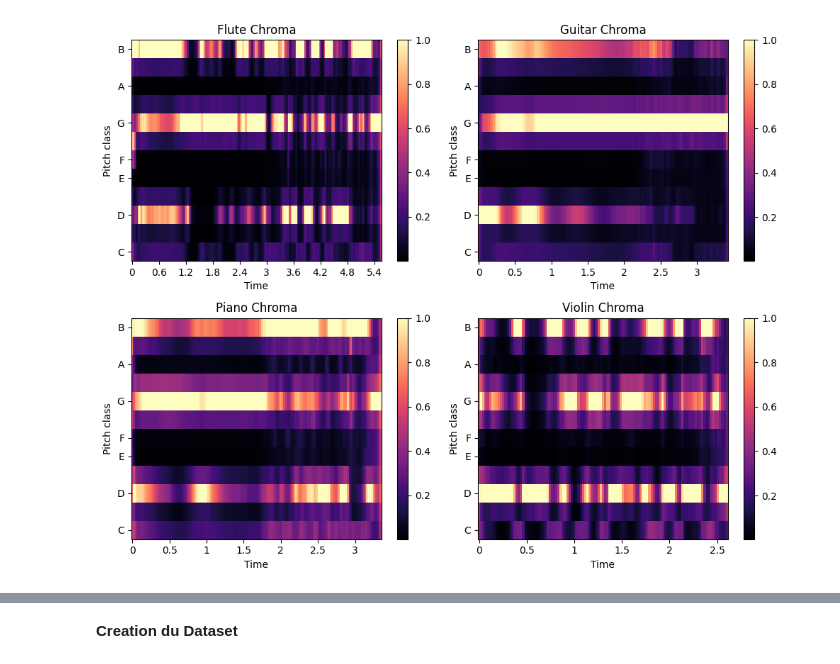
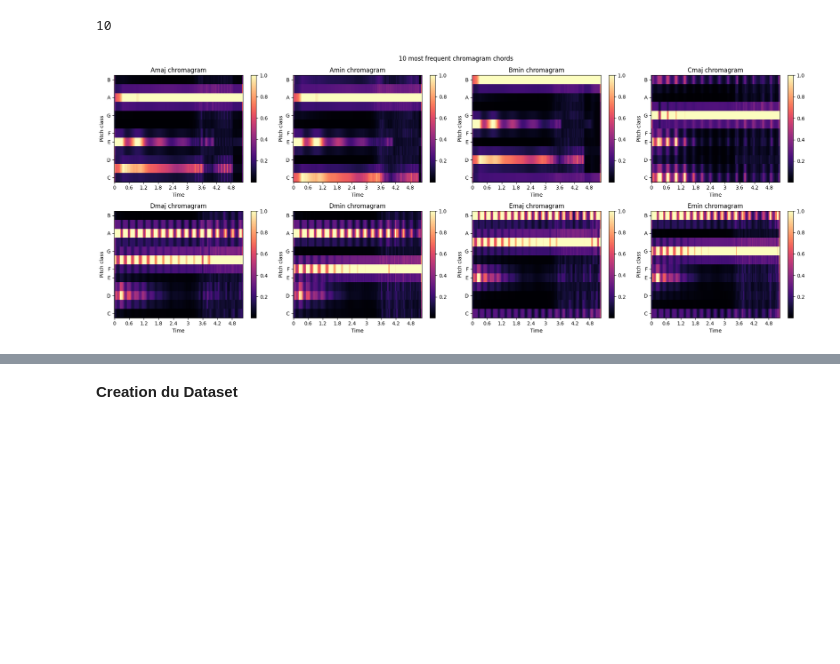
Before and after one commit to bonjooooour/PFE_Analayse_musicale, a Jupyter notebook: Chords_analysis/rn_on_one_chord.ipynb, the cells around one changed output, grey strips where cells are left out. Drawn from its saved outputs; the diff is of its cells as text; code cells hidden in the pictures; blank space fills up the shorter version.

```diff
--- a/Chords_analysis/rn_on_one_chord.ipynb
+++ b/Chords_analysis/rn_on_one_chord.ipynb
@@ -45,40 +29,42 @@ violin_file = r'C:\Users\lucie\Documents\PFE_Analayse_musicale\Chords_generation
-# %%
-
-# Obtenez les 4 chromagrammes (remplacez ces lignes par les données réelles que vous avez)
-chroma1 = get_chroma_vector(flute_file)
-chroma2 = get_chroma_vector(guitar_file)
-chroma3 = get_chroma_vector(piano_file)
-chroma4 = get_chroma_vector(violin_file)
-
-# Créez une figure avec une grille de 2x2 sous-plots
-fig, axes = plt.subplots(2, 2, figsize=(10, 8))
-
-# Affichez chaque chromagramme dans un sous-plot
-img1 = librosa.display.specshow(chroma1, y_axis='chroma', x_axis='time', ax=axes[0, 0])
-axes[0, 0].set_title('Flute Chroma')
-
-img2 = librosa.display.specshow(chroma2, y_axis='chroma', x_axis='time', ax=axes[0, 1])
-axes[0, 1].set_title('Guitar Chroma')
-
-img3 = librosa.display.specshow(chroma3, y_axis='chroma', x_axis='time', ax=axes[1, 0])
-axes[1, 0].set_title('Piano Chroma')
-
-img4 = librosa.display.specshow(chroma4, y_axis='chroma', x_axis='time', ax=axes[1, 1])
-axes[1, 1].set_title('Violin Chroma')
-
-# Ajoutez une barre de couleur pour chaque sous-plot
-fig.colorbar(img1, ax=axes[0, 0])
-fig.colorbar(img2, ax=axes[0, 1])
-fig.colorbar(img3, ax=axes[1, 0])
-fig.colorbar(img4, ax=axes[1, 1])
-
-# Ajustez l'espacement entre les sous-plots
-plt.tight_layout()
-
-# Affichez la figure
-plt.show()
-# %% [output]
-[figure, removed]
+# %%
+sound_fileA = r"C:\Users\lucie\Documents\Programmation\PFE_Analayse_musicale\Chords_generation\chords_wav\G_Amaj_0.wav"
+sound_fileAmin = r"C:\Users\lucie\Documents\Programmation\PFE_Analayse_musicale\Chords_generation\chords_wav\G_Amin_0.wav"
+sound_fileBm = r"C:\Users\lucie\Documents\Programmation\PFE_Analayse_musicale\Chords_generation\chords_wav\G_Bmin_0.wav"
+sound_fileC = r"C:\Users\lucie\Documents\Programmation\PFE_Analayse_musicale\Chords_generation\chords_wav\G_Cmaj_0.wav"
+sound_fileD = r"C:\Users\lucie\Documents\Programmation\PFE_Analayse_musicale\Chords_generation\chords_wav\G_Dmaj_0.wav"
+sound_fileDmin = r"C:\Users\lucie\Documents\Programmation\PFE_Analayse_musicale\Chords_generation\chords_wav\G_Dmin_0.wav"
+sound_fileE = r"C:\Users\lucie\Documents\Programmation\PFE_Analayse_musicale\Chords_generation\chords_wav\G_Emaj_0.wav"
+sound_fileEm = r"C:\Users\lucie\Documents\Programmation\PFE_Analayse_musicale\Chords_generation\chords_wav\G_Emin_0.wav"
+sound_fileF = r"C:\Users\lucie\Documents\Programmation\PFE_Analayse_musicale\Chords_generation\chords_wav\G_Fmaj_0.wav"
+sound_fileG = r"C:\Users\lucie\Documents\Programmation\PFE_Analayse_musicale\Chords_generation\chords_wav\G_gmaj_0.wav"
+# %%
+files = [sound_fileA,sound_fileAmin,sound_fileBm,sound_fileC,sound_fileD,sound_fileDmin,sound_fileE,sound_fileEm,sound_fileF,sound_fileG]
+# %%
+chroma = []
+for file in files:
+    chroma.append(get_chroma_vector(file))
+# %% [output]
+10
+# %%
+most_frq_chords = ['Amaj','Amin','Bmin','Cmaj','Dmaj','Dmin','Emaj','Emin','Fmaj','Gmaj']
+
+# Crée la figure en dehors de la boucle
+fig, axes = plt.subplots(2, 4, figsize=(20, 8))
+
+for i in range(2):
+    for j in range(4):
+        # Utilise un indice pour accéder à chaque élément de chroma
+        val = chroma[i * 4 + j]
+        img = librosa.display.specshow(val, y_axis='chroma', x_axis='time', ax=axes[i, j])
+        fig.colorbar(img, ax=axes[i, j])
+        axes[i, j].set_title(most_frq_chords[i * 4 + j] + ' chromagram')
+
+# Ajoute des titres, labels, etc. si nécessaire
+fig.suptitle('10 most frequent chromagram chords')
+plt.tight_layout()
+plt.show()
+# %% [output]
+[figure, added]
 # %%
 def get_feature(file_path):
  # Extracting chroma vector feature
```
Also changed, not shown: parts of 14 cells of this notebook, 3 other files.
